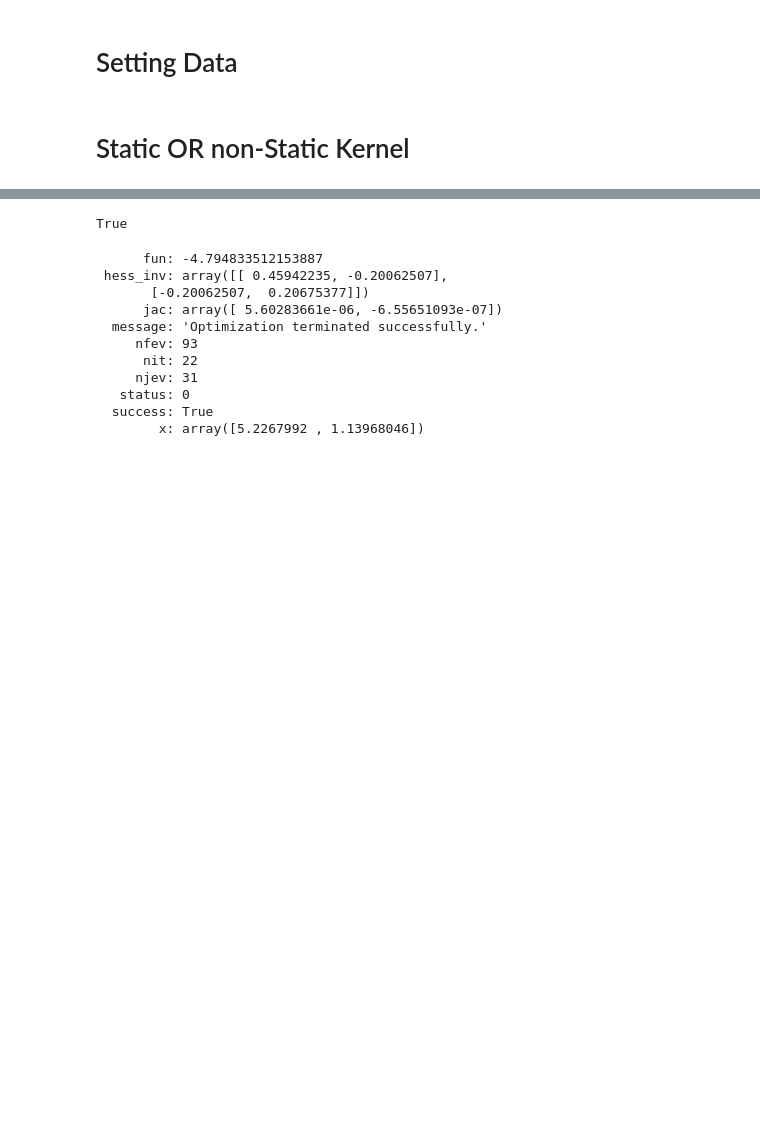
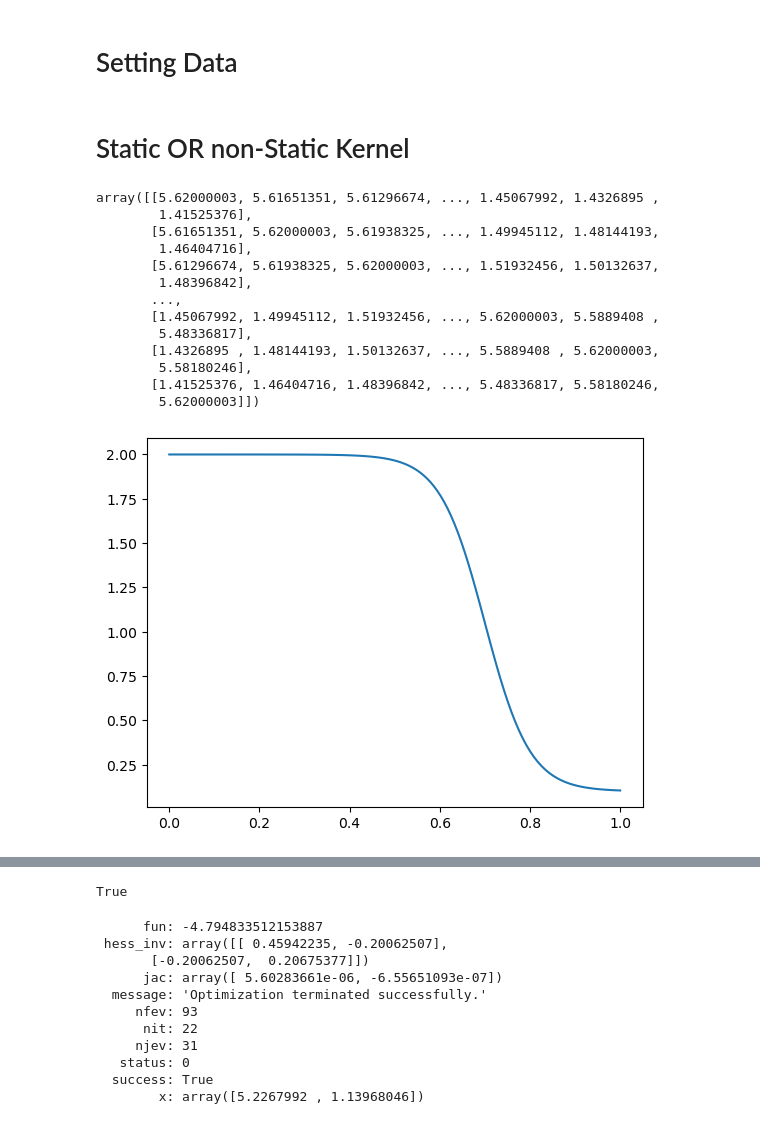
Before and after one commit to DanHarJor/Improving-Electron-Density-Profile-Inference-within-a-Tokamak-using-Bayesian-Techniques, a Jupyter notebook: RealEquillibriumInterferometry/SyntheticDataInterferometry.ipynb, the cells around one changed output, grey strips where cells are left out. Saved outputs shown, nothing was run; the diff lists cells and outputs as text; code cells hidden in the pictures; blank space fills up the shorter version.

```diff
--- a/RealEquillibriumInterferometry/SyntheticDataInterferometry.ipynb
+++ b/RealEquillibriumInterferometry/SyntheticDataInterferometry.ipynb
@@ -107,13 +110,17 @@ lid_d = lid_data
 ##Prior
 rho_1d = dens_prof.rho_tor_norm_1d
 N = len(rho_1d)
-mu_prior = np.zeros(N)#dens_prof.dens_1d#
+def parabola(rho):
+    return 4.9*(1-rho**2)
+mu_prior = np.zeros(N)#parabola(rho_1d)#np.zeros(N)#dens_prof.dens_1d#
 #exponential square kernel
 
-STATIC = 2
+STATIC = 3
 # 1 means completly static
 # 2 means static amp but non static length-scale
-# 3 means non static length scale and amp
+# 3 means static amp but non static length-scale with a hyperbolic tangent functional form
+# 4 means static amp but non static length-scale with a exonential decay functional form
+# 5 means non static length scale and amp
 
 if STATIC==1:
     def Kernel(rho_1d,params):
@@ -123,9 +130,9 @@ if STATIC==1:
         #length scale determines smoothness, how correlated the function should be at a distance
         l = params[1]
         return amp**2 * np.ones((len(rho_1d),len(rho_1d)))#* np.exp(-((RHOA-RHOB)*(RHOA-RHOB))/(2*l**2))
-
+    initial_params = [4,0.19]
     # initial_params = [5.62,1.37]
-    initial_params = [5.62,10]
+    # initial_params = [5.62,10]
 elif STATIC==2:
     def Kernel(rho_1d,params):
         RHOA, RHOB = np.meshgrid(rho_1d,rho_1d)
@@ -136,34 +143,93 @@ elif STATIC==2:
         LA, LB = np.meshgrid(l,l)
         mag = (RHOA - RHOB) * (RHOA - RHOB)
         scale1 = 2 * LA * LB
         scale2 = (LA * LA) + (LB * LB)
         frac = (scale1/scale2) + np.diag(np.repeat(1e-8,len(rho_1d)))
         return amp * np.sqrt(frac) * np.exp(-(mag/scale2))
     #large l for first three
     #initial_params = ([5.62]+list(np.repeat(10,3))+list(np.repeat(1.37,len(rho_1d)-3)))
     initial_params = ([5.62]+list(np.repeat(1.37,len(rho_1d))))
     #exponential decay of correlation length. Creates a flat area at 0.
     # l_initial = list(10*np.exp(-2*rho_1d))
     # initial_params = ([5.62]+l_initial)
     # plt.plot(rho_1d,l)
 
+elif STATIC==3:
+    def Kernel(rho_1d,params):
+        RHOA, RHOB = np.meshgrid(rho_1d,rho_1d)
+        #amplitude determins how far the model can go from the mean
+        amp = params[0]
+        #length scale determines smoothness, how correlated the function should be at a distance
+        core_l, edge_l, transition_center, transition_width = params[1:]
+        def HyperTan_l(rho):
+            return ((core_l + edge_l)/2) - (((core_l - edge_l)/2) * np.tanh((rho - transition_center)/transition_width))
+        l = HyperTan_l(rho_1d)
+        plt.plot(rho_1d,l)
+        LA, LB = np.meshgrid(l,l)
+        mag = (RHOA - RHOB) * (RHOA - RHOB)
+        scale1 = 2 * LA * LB
+        scale2 = (LA * LA) + (LB * LB)
+        frac = (scale1/scale2) + np.diag(np.repeat(1e-8,len(rho_1d)))
+        return amp * np.sqrt(frac) * np.exp(-(mag/scale2))
+    #large l for first three
+    initial_params = ([5.62,2,0.1,0.7,0.1])
 
-elif STATIC==3:
+elif STATIC==4:
+    def Kernel(rho_1d,params):
+        RHOA, RHOB = np.meshgrid(rho_1d,rho_1d)
+        #amplitude determins how far the model can go from the mean
+        amp = params[0]
+        #length scale determines smoothness, how correlated the function should be at a distance
+        core_l, edge_l, drop_rate = params[1:]
+        def ExpDecay_l(rho):
+            return core_l * np.exp(-drop_rate*rho) + edge_l
+        l = ExpDecay_l(rho_1d)
+        plt.plot(rho_1d,l)
+        LA, LB = np.meshgrid(l,l)
+        mag = (RHOA - RHOB) * (RHOA - RHOB)
+        scale1 = 2 * LA * LB
+        scale2 = (LA * LA) + (LB * LB)
+        frac = (scale1/scale2) + np.diag(np.repeat(1e-8,len(rho_1d)))
+        return amp * np.sqrt(frac) * np.exp(-(mag/scale2))
+    #large l for first three
+    #initial_params = ([5.62]+list(np.repeat(10,3))+list(np.repeat(1.37,len(rho_1d)-3)))
+
+    initial_params = ([5.62,10,1,9])
+
+
+elif STATIC==5:
     def Kernel(rho_1d,params):
         RHOA, RHOB = np.meshgrid(rho_1d,rho_1d)
         #amplitude determins how far the model can go from the mean
         amp = params[:N]
         #length scale determines smoothness, how correlated the function should be at a distance
         l = np.array(params[N:])
         LA, LB = np.meshgrid(l,l)
         AMPA, AMPB = np.meshgrid(amp,amp)
         mag = (RHOA - RHOB) * (RHOA - RHOB)
         # scale1 = 2 * LA * LB
         scale2 = (LA * LA) + (LB * LB)
         # frac = (scale1/scale2) + np.diag(np.repeat(1e-8,N))
         return (2*AMPA*AMPB / AMPA*AMPA+AMPB*AMPB) * np.exp(-(mag/scale2))
     # initial_params = list(np.repeat(5.62,N))+list(np.repeat(1.37,N))
     initial_params = list(np.repeat(5.62,N))[:-1]+[0.5]+list(np.repeat(1.37,N))
+
+Kernel(rho_1d, initial_params)
+# %% [output]
+array([[5.62000003, 5.61651351, 5.61296674, ..., 1.45067992, 1.4326895 ,
+        1.41525376],
+       [5.61651351, 5.62000003, 5.61938325, ..., 1.49945112, 1.48144193,
+        1.46404716],
+       [5.61296674, 5.61938325, 5.62000003, ..., 1.51932456, 1.50132637,
+        1.48396842],
+       ...,
+       [1.45067992, 1.49945112, 1.51932456, ..., 5.62000003, 5.5889408 ,
+        5.48336817],
+       [1.4326895 , 1.48144193, 1.50132637, ..., 5.5889408 , 5.62000003,
+        5.58180246],
+       [1.41525376, 1.46404716, 1.48396842, ..., 5.48336817, 5.58180246,
+        5.62000003]])
+[figure, added]
 # %%
 def chol_inv(A):
     L = np.linalg.cholesky(A)
```
Also changed, not shown: parts of 4 cells of this notebook, 2 other files.
